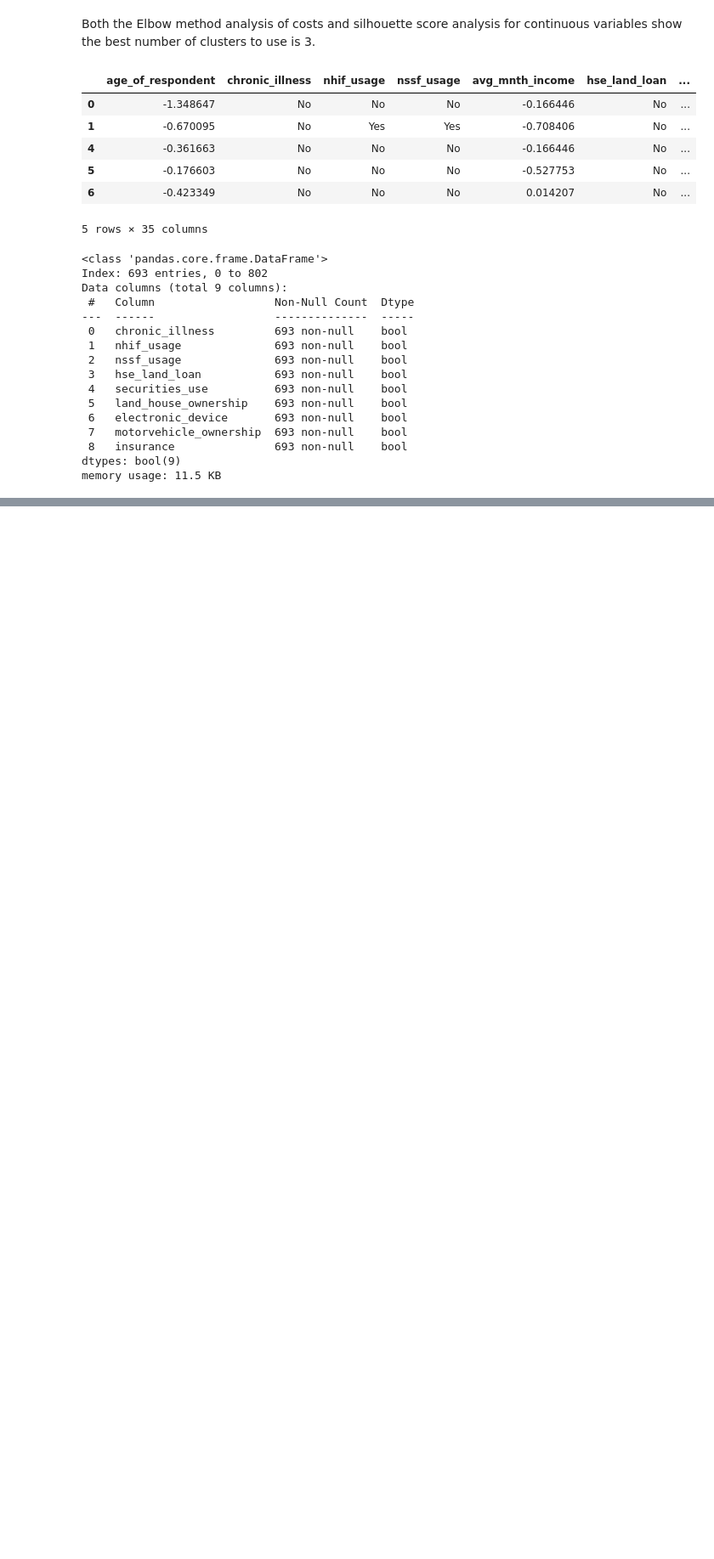
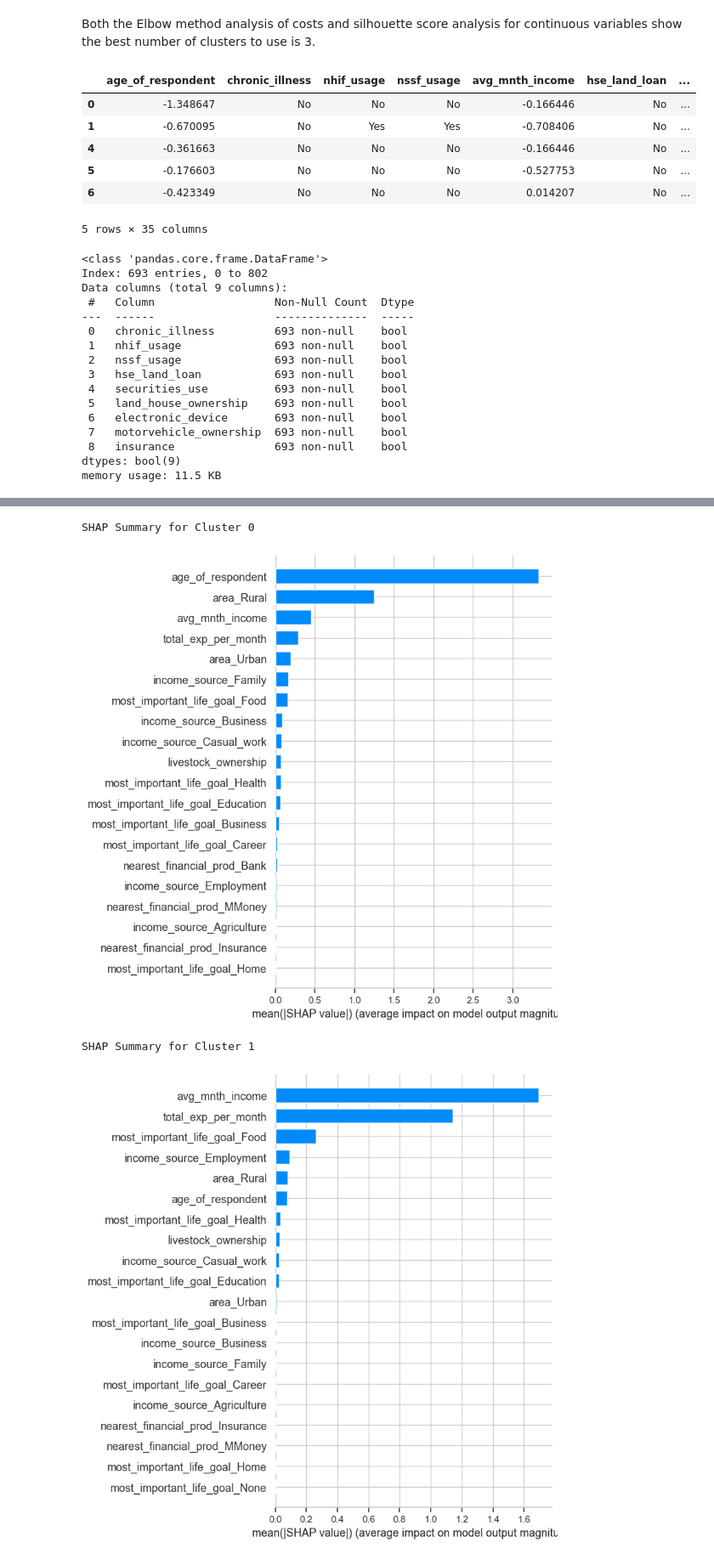
Before and after one commit to BonfaceGabriel/Insurance-prediction, a Jupyter notebook: test.ipynb, the cells around one changed output, grey strips where cells are left out. Shown at 85% size. Saved outputs shown, nothing was run; the diff lists cells and outputs as text; code cells hidden in the pictures; blank space fills up the shorter version.

Commit message:
SHAP Values

```diff
--- a/test.ipynb
+++ b/test.ipynb
@@ -780,0 +763,10 @@ shap.summary_plot(shap_values_kp, shap_data, plot_type="bar", plot_size=(15, 10)
+# %%
+for cluster_index in range(3):  # Assuming 3 clusters
+    print(f"SHAP Summary for Cluster {cluster_index}")
+    shap_values_for_cluster = shap_values_kp[:, :, cluster_index]
+    shap.summary_plot(shap_values_for_cluster, shap_data, plot_type="bar", plot_size=(8, 8))
+# %% [output]
+SHAP Summary for Cluster 0
+[figure, added]
+SHAP Summary for Cluster 1
+[figure, added]
```
Also changed, not shown: parts of 24 cells of this notebook.
